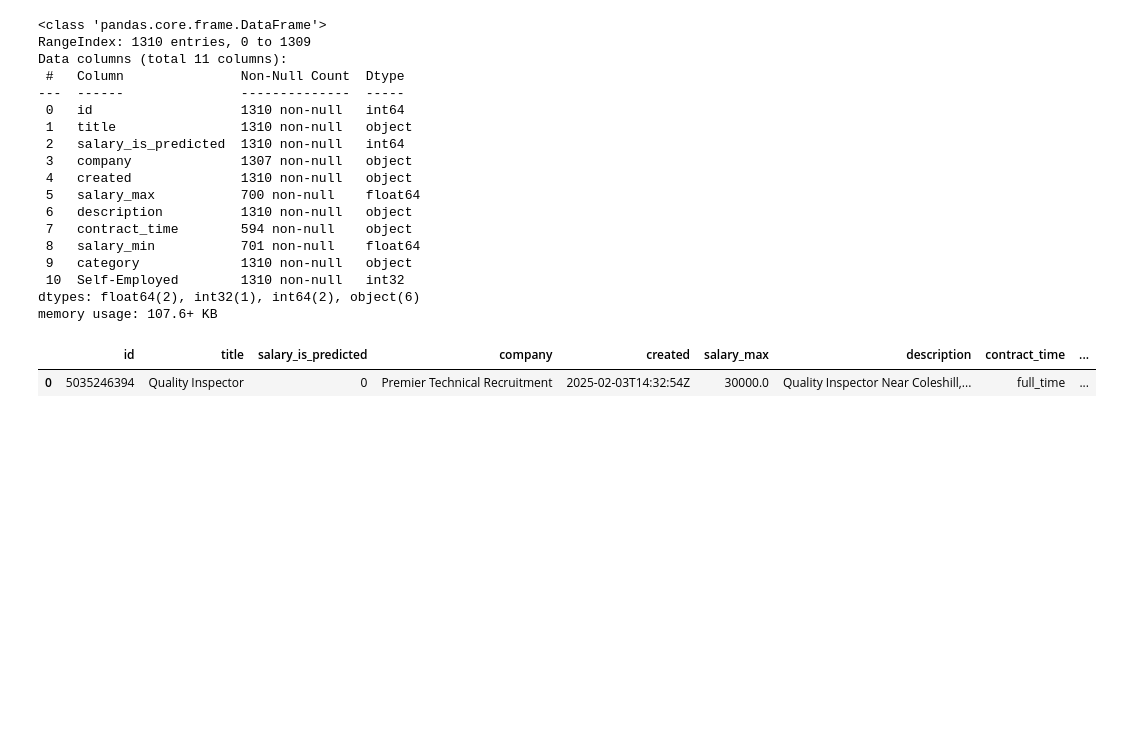
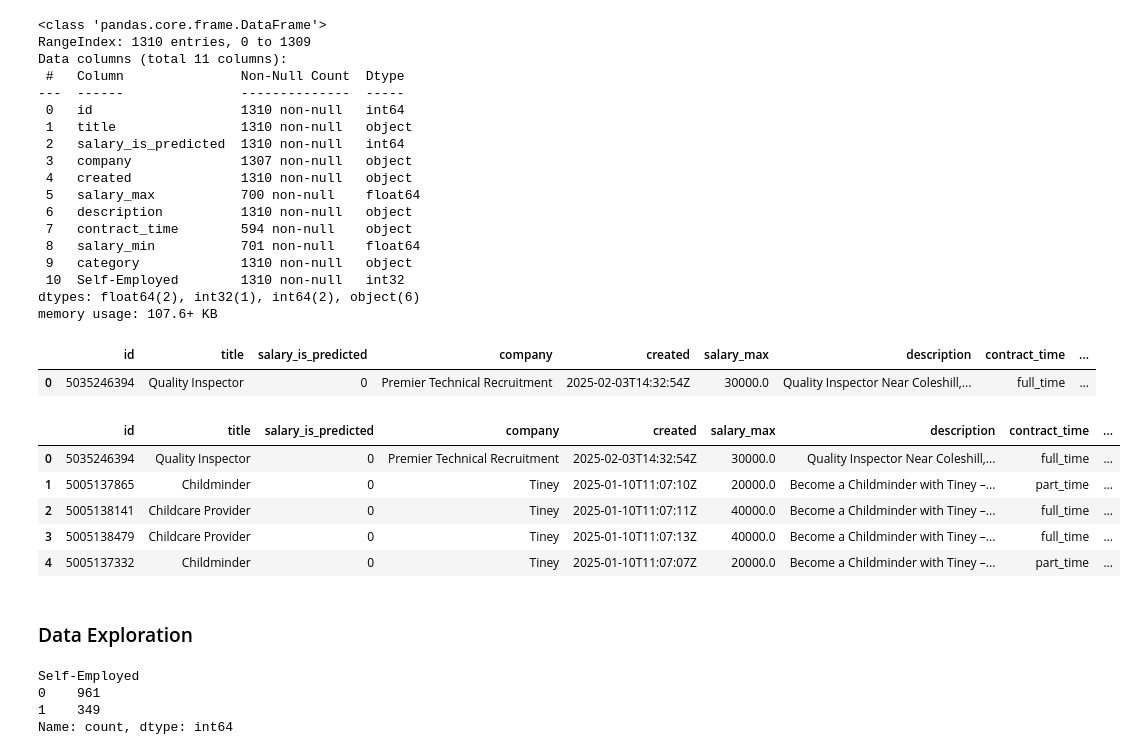
Before and after one commit to KitwanaSh/job_recommender, a Jupyter notebook: career_recommendation_system.ipynb, the cells around one changed output. Cells and saved outputs as stored; diff of their text form; code cells hidden in the pictures; blank space fills up the shorter version.

Commit message:
Feat: Finish exploration

```diff
--- a/career_recommendation_system.ipynb
+++ b/career_recommendation_system.ipynb
@@ -382,3 +383,18 @@ df_p.head(1)
 # %% [output]
 |  | id | title | salary_is_predicted | company | created | salary_max | description | contract_time | ... |
 | 0 | 5035246394 | Quality Inspector | 0 | Premier Technical Recruitment | 2025-02-03T14:32:54Z | 30000.0 | Quality Inspector Near Coleshill,... | full_time | ... |
+# %%
+#  function to remove the self-employed word
+def remove_self_employed(title):
+    return title.replace("Self-Employed", "").strip()
+# %%
+#  remove self-employed from the title
+df_p["title"] = df_p["title"].apply(remove_self_employed)
+df_p.head()
+# %% [output]
+|  | id | title | salary_is_predicted | company | created | salary_max | description | contract_time | ... |
+| 0 | 5035246394 | Quality Inspector | 0 | Premier Technical Recruitment | 2025-02-03T14:32:54Z | 30000.0 | Quality Inspector Near Coleshill,... | full_time | ... |
+| 1 | 5005137865 | Childminder | 0 | Tiney | 2025-01-10T11:07:10Z | 20000.0 | Become a Childminder with Tiney –... | part_time | ... |
+| 2 | 5005138141 | Childcare Provider | 0 | Tiney | 2025-01-10T11:07:11Z | 40000.0 | Become a Childminder with Tiney –... | full_time | ... |
+| 3 | 5005138479 | Childcare Provider | 0 | Tiney | 2025-01-10T11:07:13Z | 40000.0 | Become a Childminder with Tiney –... | full_time | ... |
+| 4 | 5005137332 | Childminder | 0 | Tiney | 2025-01-10T11:07:07Z | 20000.0 | Become a Childminder with Tiney –... | part_time | ... |
@@ -384,0 +404,2 @@ df_p.head(1)
+# %% [markdown]
+### Data Exploration
@@ -384,0 +409,8 @@ df_p.head(1)
+# %%
+# Chech the number of self-employed
+df_c["Self-Employed"].value_counts()
+# %% [output]
+Self-Employed
+0    961
+1    349
+Name: count, dtype: int64
```
Also changed, not shown: parts of 19 cells of this notebook.
